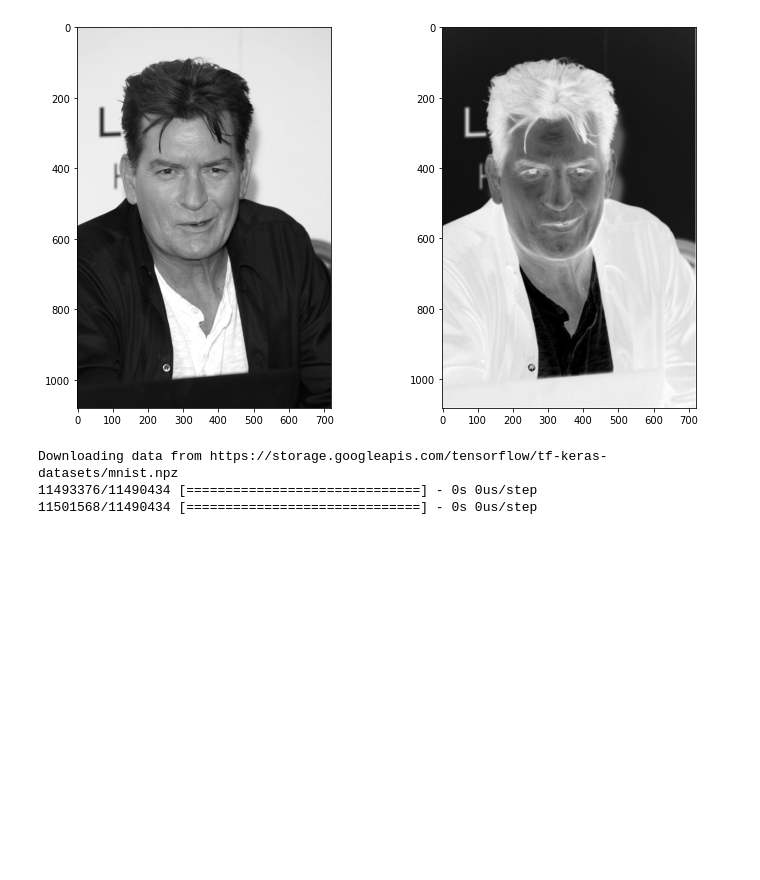
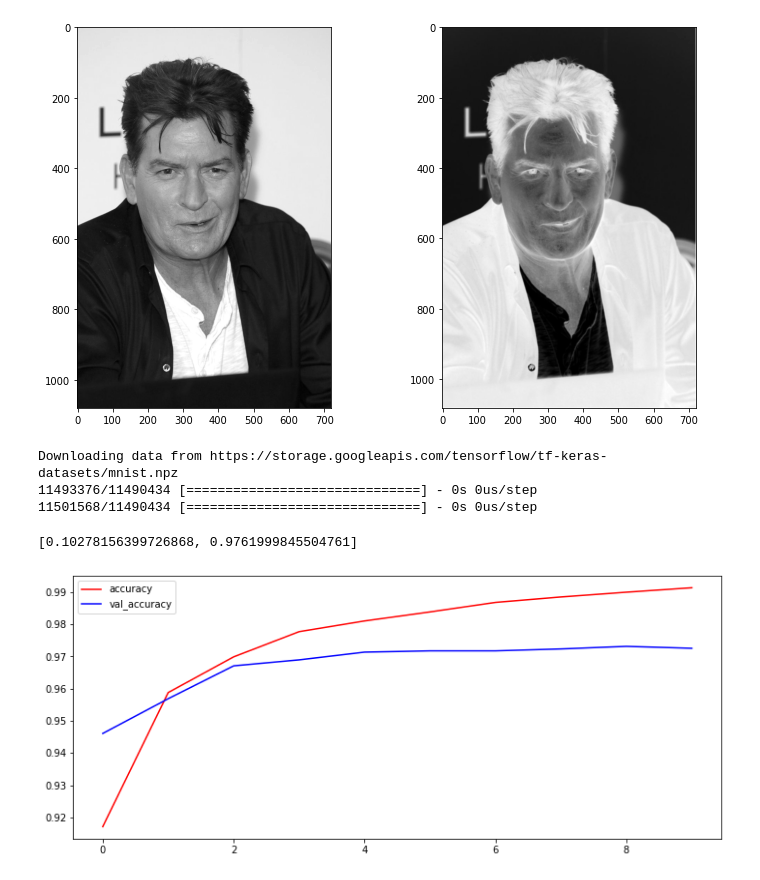
Before and after one commit to pad0910/Python2A, a Jupyter notebook: Dzien11/pad0910_cnn_intro.ipynb, the cells around one changed output. Drawn from its saved outputs; the diff is of its cells as text; code cells hidden in the pictures; blank space fills up the shorter version.

```diff
--- a/Dzien11/pad0910_cnn_intro.ipynb
+++ b/Dzien11/pad0910_cnn_intro.ipynb
@@ -175,3 +175,24 @@ def plot_accuracy(result):
   plt.plot(result.history["val_accuracy"], "b")
   plt.legend(["accuracy","val_accuracy"])
   plt.show()
+# %%
+# budowanie sieci ANN
+model = Sequential()
+model.add( Flatten(input_shape=(28,28)) )
+model.add( Dense(128, activation="relu") )
+model.add( Dense(10, activation="softmax") )
+
+es = tf.keras.callbacks.EarlyStopping(monitor="val_loss", patience=5, verbose=1)
+
+# kompilacja sieci
+model.compile(loss="sparse_categorical_crossentropy", metrics=["accuracy"])
+
+result = model.fit(X_train, y_train, epochs=100, callbacks=[es], validation_data=(X_val, y_val) )
+# %%
+model.evaluate(X_test, y_test, verbose=0)
+# %% [output]
+[0.10278156399726868, 0.9761999845504761]
+# %%
+plot_accuracy(result)
+# %% [output]
+[figure, added]
```
Also changed, not shown: parts of 17 cells of this notebook.
